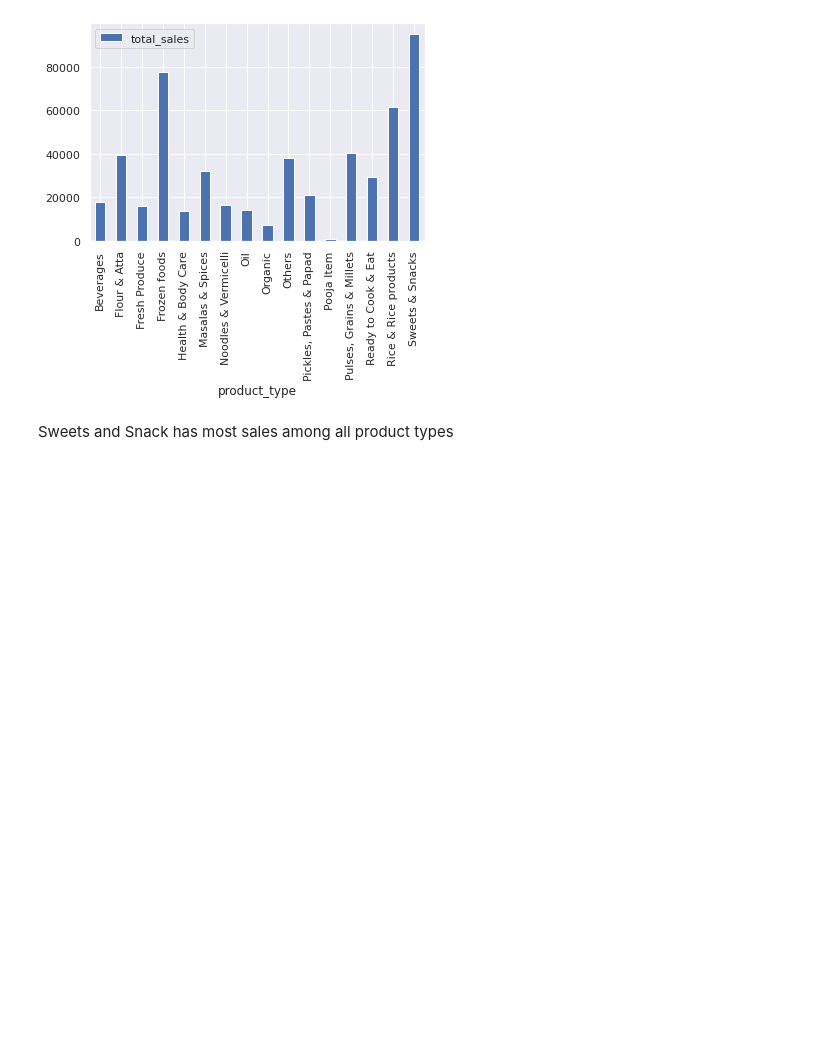
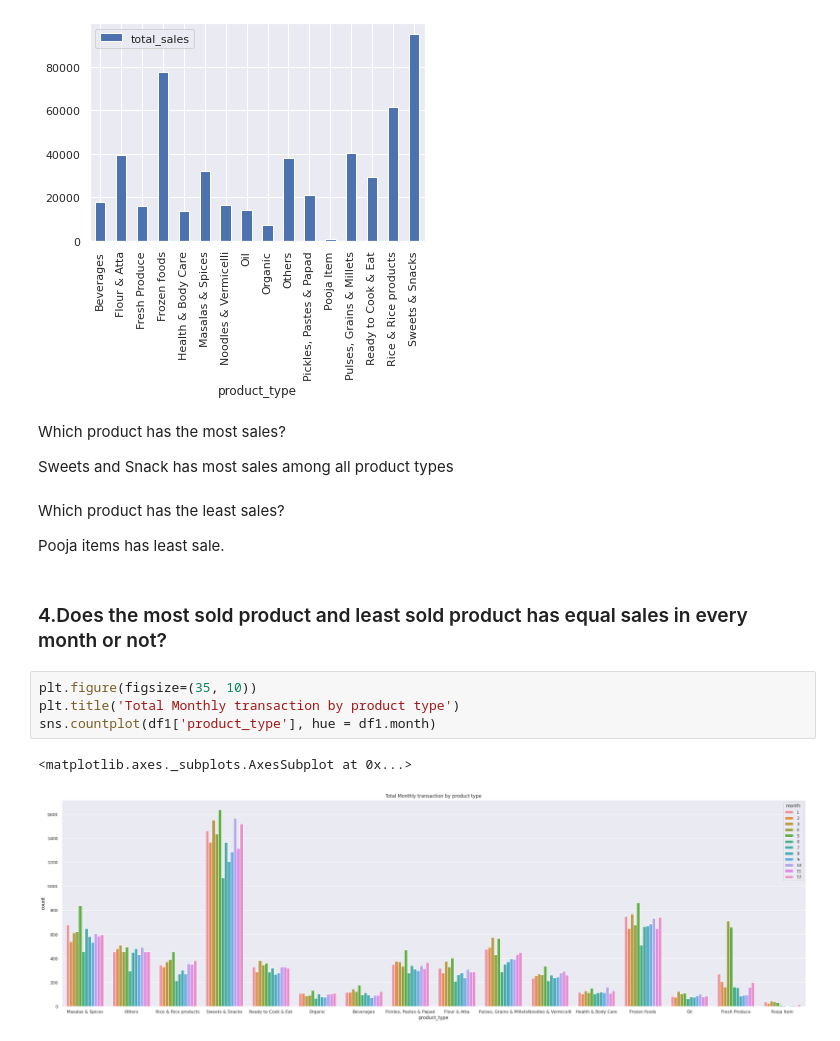
Before and after one commit to sarkar2527/DSAP, a Jupyter notebook: Dbanyan.ipynb, the cells around one changed output. Cells and saved outputs as stored; diff of their text form; blank space fills up the shorter version.

```diff
--- a/Dbanyan.ipynb
+++ b/Dbanyan.ipynb
@@ -537,4 +527,19 @@ df_items.groupby("product_type").sum().plot(kind="bar")
 <matplotlib.axes._subplots.AxesSubplot at 0x...>
 [figure]
 # %% [markdown]
+Which product has the most sales?
+
 Sweets and Snack has most sales among all product types
+# %% [markdown]
+Which product has the least sales?
+
+Pooja items has least sale.
+# %% [markdown]
+### 4.Does the most sold product and least sold product has equal sales in every month or not?
+# %%
+plt.figure(figsize=(35, 10))
+plt.title('Total Monthly transaction by product type')
+sns.countplot(df1['product_type'], hue = df1.month)
+# %% [output]
+<matplotlib.axes._subplots.AxesSubplot at 0x...>
+[figure, added]
```
Also changed, not shown: parts of 5 cells of this notebook.
